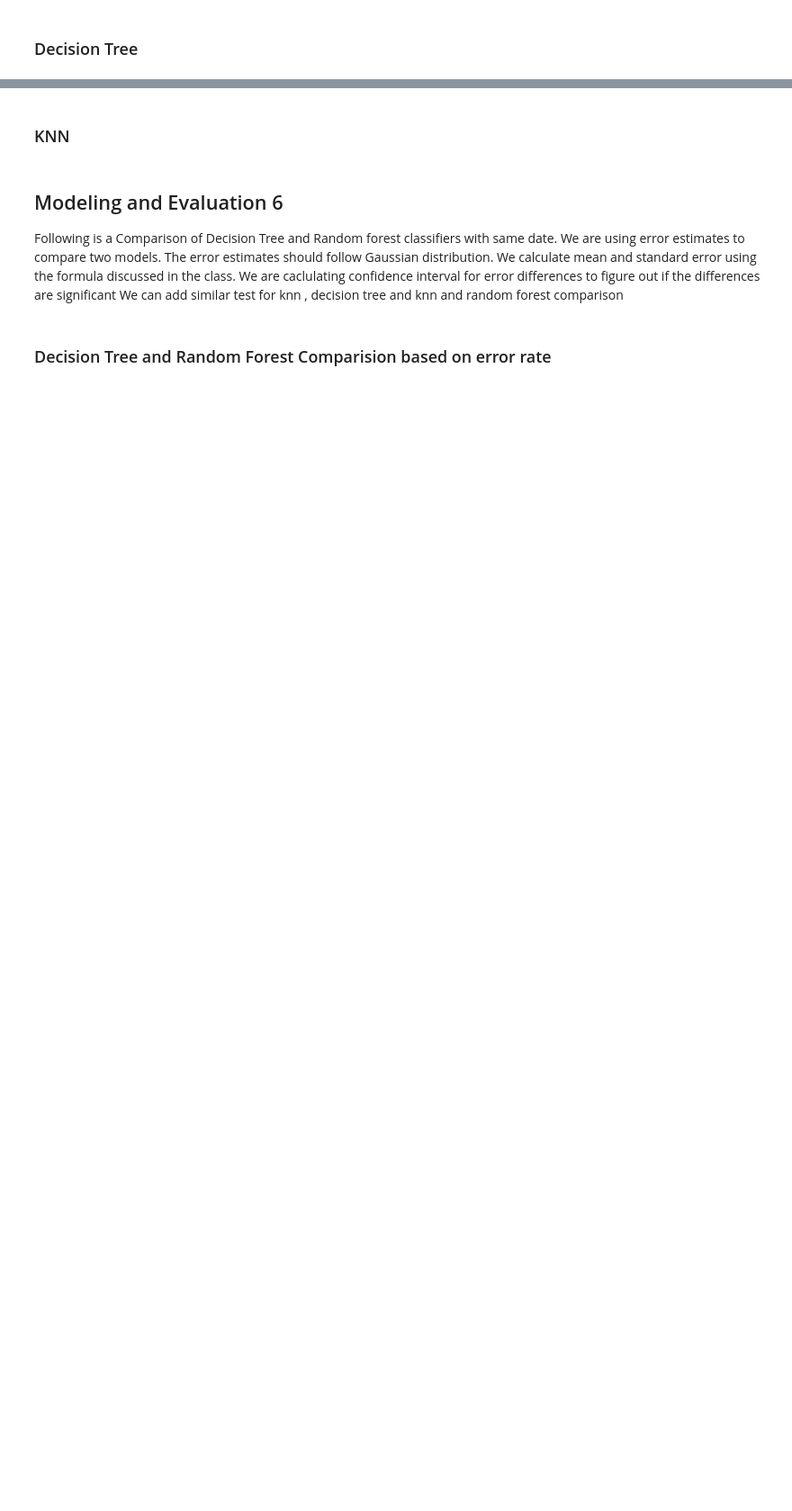
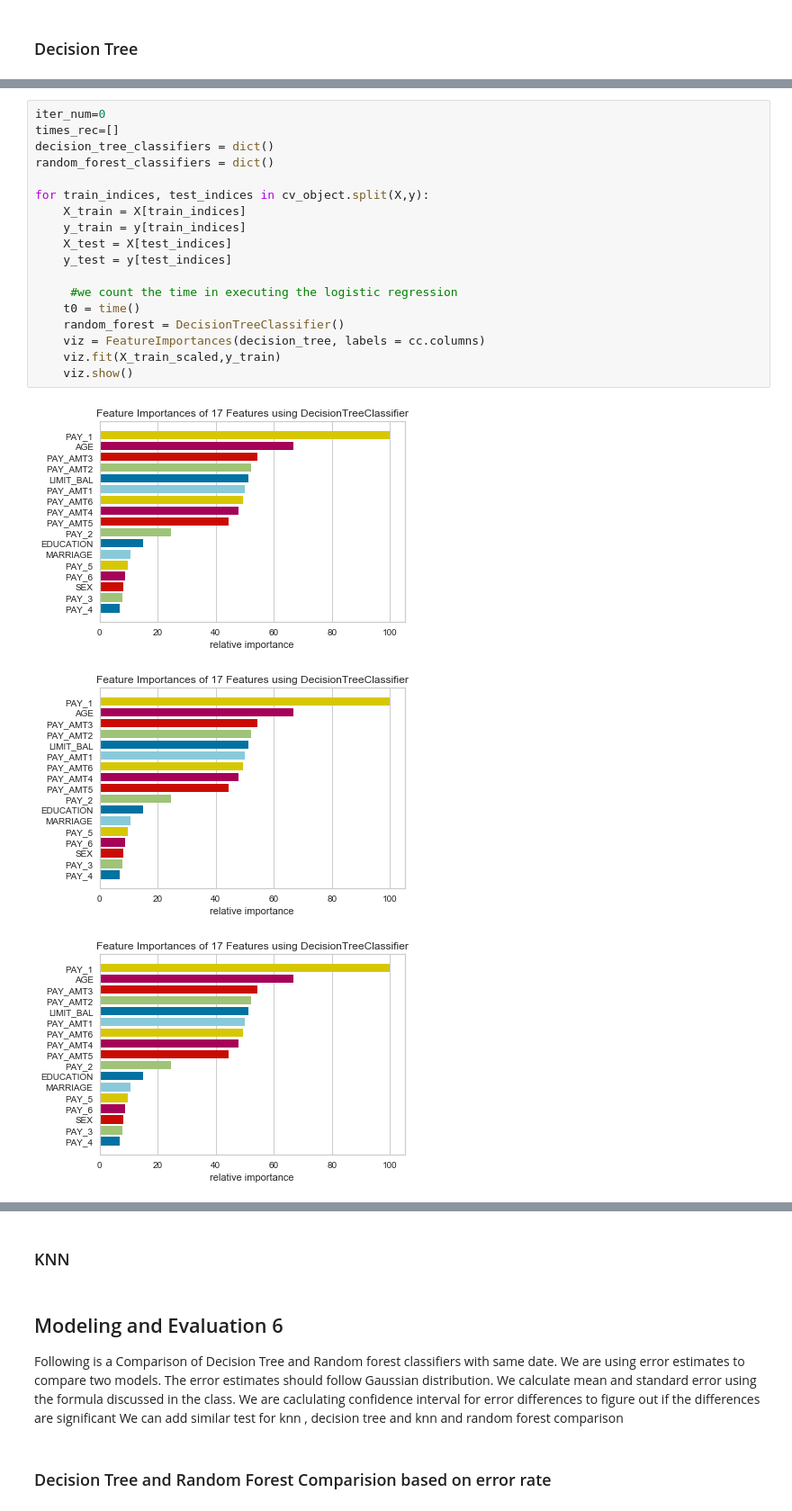
Before and after one commit to pankajti/MSDS_7331_Lab2, a Jupyter notebook: modelling/dt_rf_models.ipynb, the cells around one changed output, grey strips where cells are left out. Shown at 90% size. Cells and saved outputs as stored; diff of their text form; blank space fills up the shorter version.

```diff
--- a/modelling/dt_rf_models.ipynb
+++ b/modelling/dt_rf_models.ipynb
@@ -285,0 +449,22 @@ viz.show()
+# %%
+iter_num=0
+times_rec=[]
+decision_tree_classifiers = dict()
+random_forest_classifiers = dict()
+
+for train_indices, test_indices in cv_object.split(X,y):
+    X_train = X[train_indices]
+    y_train = y[train_indices]
+    X_test = X[test_indices]
+    y_test = y[test_indices]
+
+     #we count the time in executing the logistic regression
+    t0 = time()
+    random_forest = DecisionTreeClassifier()
+    viz = FeatureImportances(decision_tree, labels = cc.columns)
+    viz.fit(X_train_scaled,y_train)
+    viz.show()
+# %% [output]
+[figure, added]
+[figure, added]
+[figure, added]
```
Also changed, not shown: parts of 7 cells of this notebook, 1 other file.
